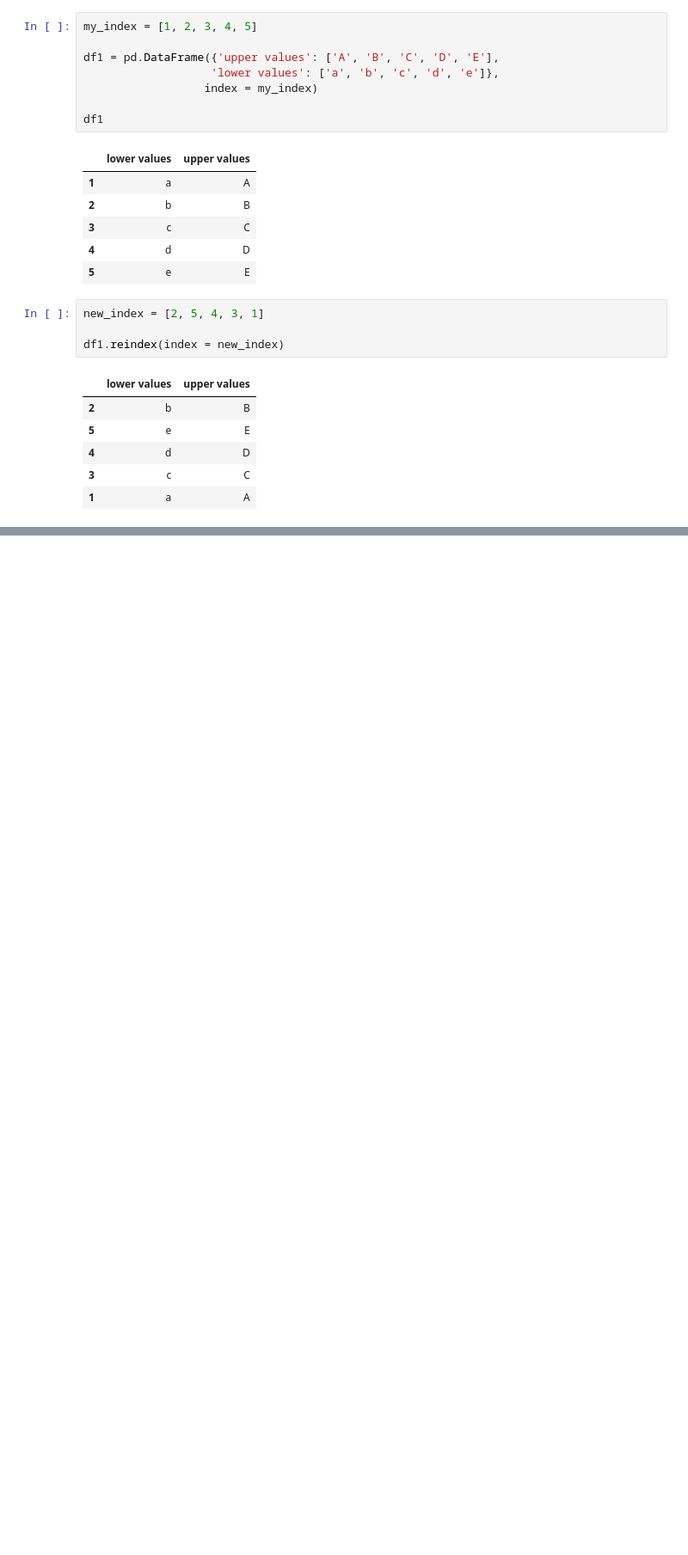
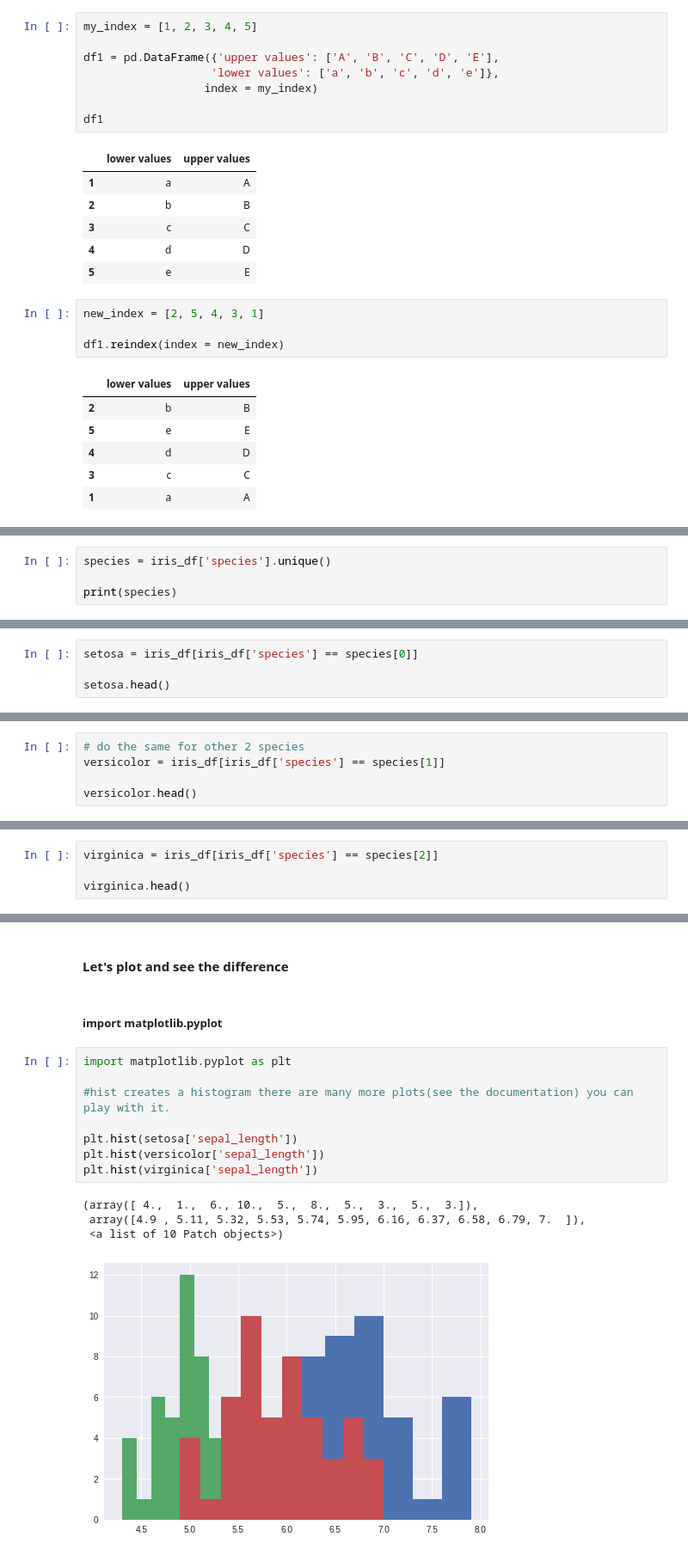
Before and after one commit to MLCCKolkata/Assignment-3, a Jupyter notebook: arnavdas88.ipynb, the cells around one changed output, grey strips where cells are left out. Shown: that part at 86% size. Drawn from its saved outputs; the diff is of its cells as text; blank space fills up the shorter version.

```diff
--- a/arnavdas88.ipynb
+++ b/arnavdas88.ipynb
@@ -221,0 +392,4 @@ df1.reindex(index = new_index)
+# %%
+species = iris_df['species'].unique()
+
+print(species)
@@ -221,0 +400,4 @@ df1.reindex(index = new_index)
+# %%
+setosa = iris_df[iris_df['species'] == species[0]]
+
+setosa.head()
@@ -221,0 +411,5 @@ df1.reindex(index = new_index)
+# %%
+# do the same for other 2 species
+versicolor = iris_df[iris_df['species'] == species[1]]
+
+versicolor.head()
@@ -221,0 +423,4 @@ df1.reindex(index = new_index)
+# %%
+virginica = iris_df[iris_df['species'] == species[2]]
+
+virginica.head()
@@ -221,0 +472,17 @@ df1.reindex(index = new_index)
+# %% [markdown]
+#### Let's plot and see the difference
+# %% [markdown]
+##### import matplotlib.pyplot
+# %%
+import matplotlib.pyplot as plt
+
+#hist creates a histogram there are many more plots(see the documentation) you can play with it.
+
+plt.hist(setosa['sepal_length'])
+plt.hist(versicolor['sepal_length'])
+plt.hist(virginica['sepal_length'])
+# %% [output]
+(array([ 4.,  1.,  6., 10.,  5.,  8.,  5.,  3.,  5.,  3.]),
+ array([4.9 , 5.11, 5.32, 5.53, 5.74, 5.95, 6.16, 6.37, 6.58, 6.79, 7.  ]),
+ <a list of 10 Patch objects>)
+[figure, added]
```
Also changed, not shown: parts of 32 cells of this notebook.
